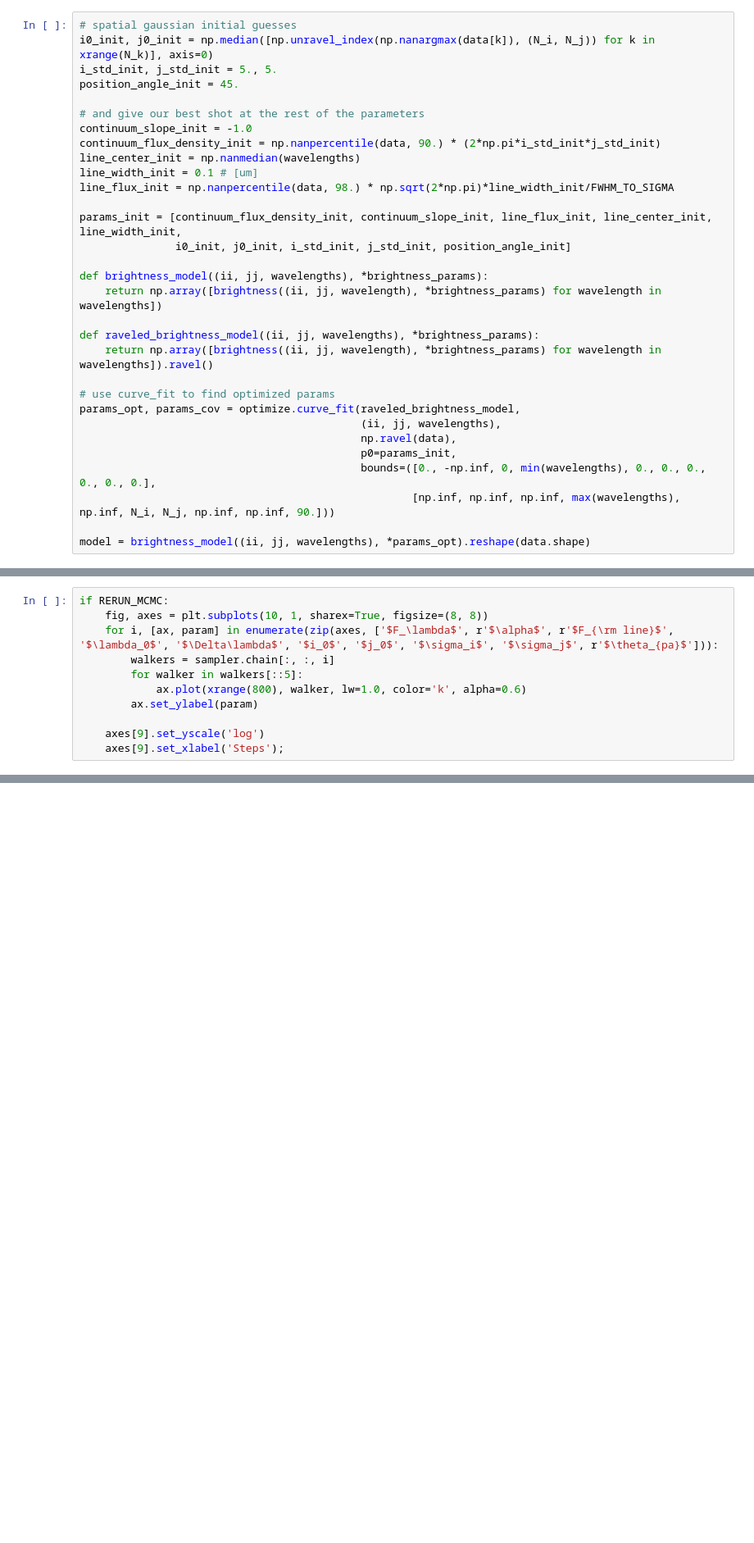
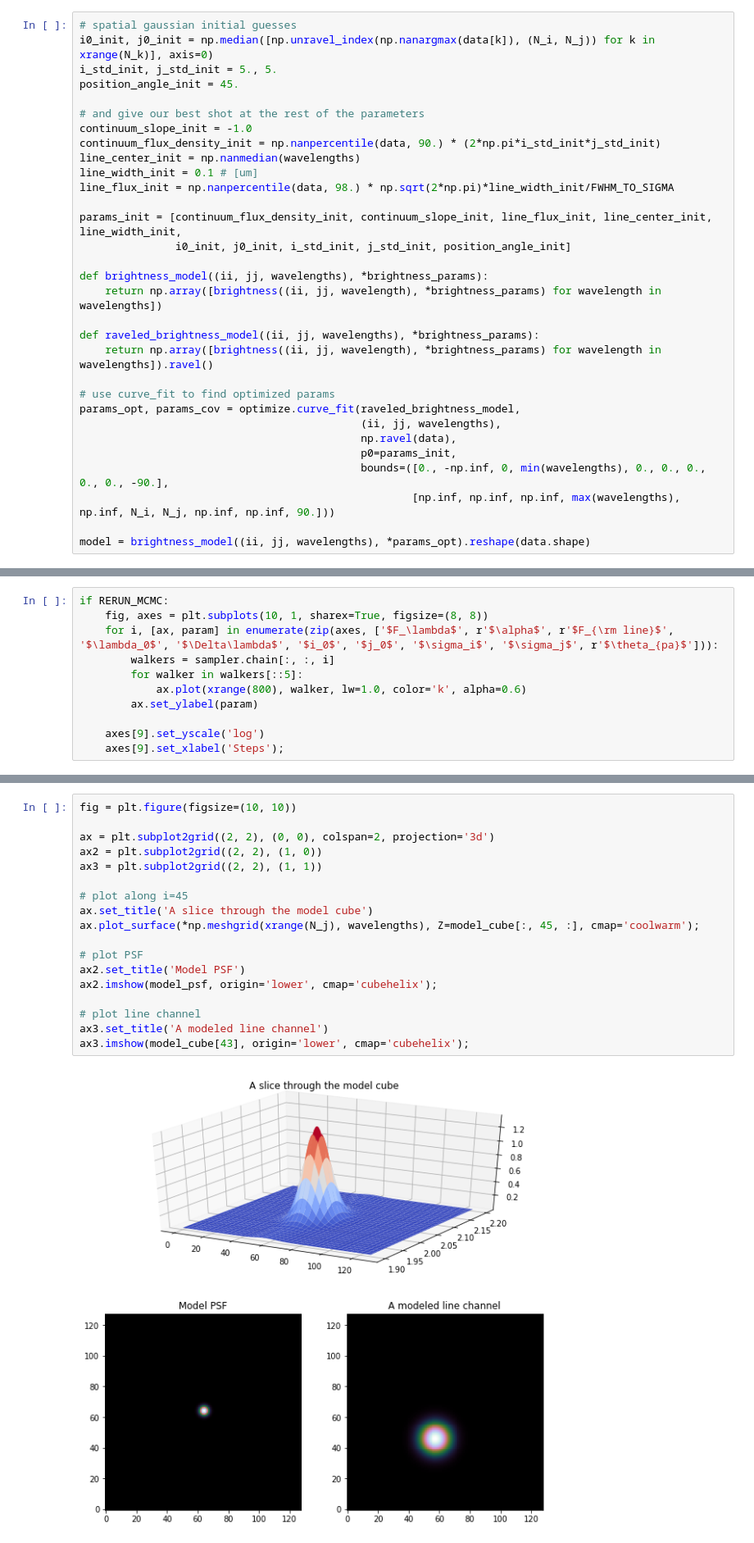
Before and after one commit to jwuphysics/fitting-a-model-to-data, a Jupyter notebook: notebook/Fitting a model to a data cube.ipynb, the cells around one changed output, grey strips where cells are left out. Shown at 82% size. Saved outputs shown, nothing was run; the diff lists cells and outputs as text; blank space fills up the shorter version.

```diff
--- a/notebook/Fitting a model to a data cube.ipynb
+++ b/notebook/Fitting a model to a data cube.ipynb
@@ -403,7 +403,7 @@ params_opt, params_cov = optimize.curve_fit(raveled_brightness_model,
                                             (ii, jj, wavelengths),
                                             np.ravel(data),
                                             p0=params_init,
-                                            bounds=([0., -np.inf, 0, min(wavelengths), 0., 0., 0., 0., 0., 0.],
+                                            bounds=([0., -np.inf, 0, min(wavelengths), 0., 0., 0., 0., 0., -90.],
                                                     [np.inf, np.inf, np.inf, max(wavelengths), np.inf, N_i, N_j, np.inf, np.inf, 90.]))
 
 model = brightness_model((ii, jj, wavelengths), *params_opt).reshape(data.shape)
@@ -628,3 +709,23 @@ ValueError: All-NaN slice encountered
+# %%
+fig = plt.figure(figsize=(10, 10))
+
+ax = plt.subplot2grid((2, 2), (0, 0), colspan=2, projection='3d')
+ax2 = plt.subplot2grid((2, 2), (1, 0))
+ax3 = plt.subplot2grid((2, 2), (1, 1))
+
+# plot along i=45
+ax.set_title('A slice through the model cube')
+ax.plot_surface(*np.meshgrid(xrange(N_j), wavelengths), Z=model_cube[:, 45, :], cmap='coolwarm');
+
+# plot PSF
+ax2.set_title('Model PSF')
+ax2.imshow(model_psf, origin='lower', cmap='cubehelix');
+
+# plot line channel
+ax3.set_title('A modeled line channel')
+ax3.imshow(model_cube[43], origin='lower', cmap='cubehelix');
+# %% [output]
+[figure, added]
 # %% [markdown]
 ### 5. Fitting a spatially resolved source with a spectrum comprising a continuum + an unknown number of lines
 # %% [markdown]
```
Also changed, not shown: parts of 6 cells of this notebook.
